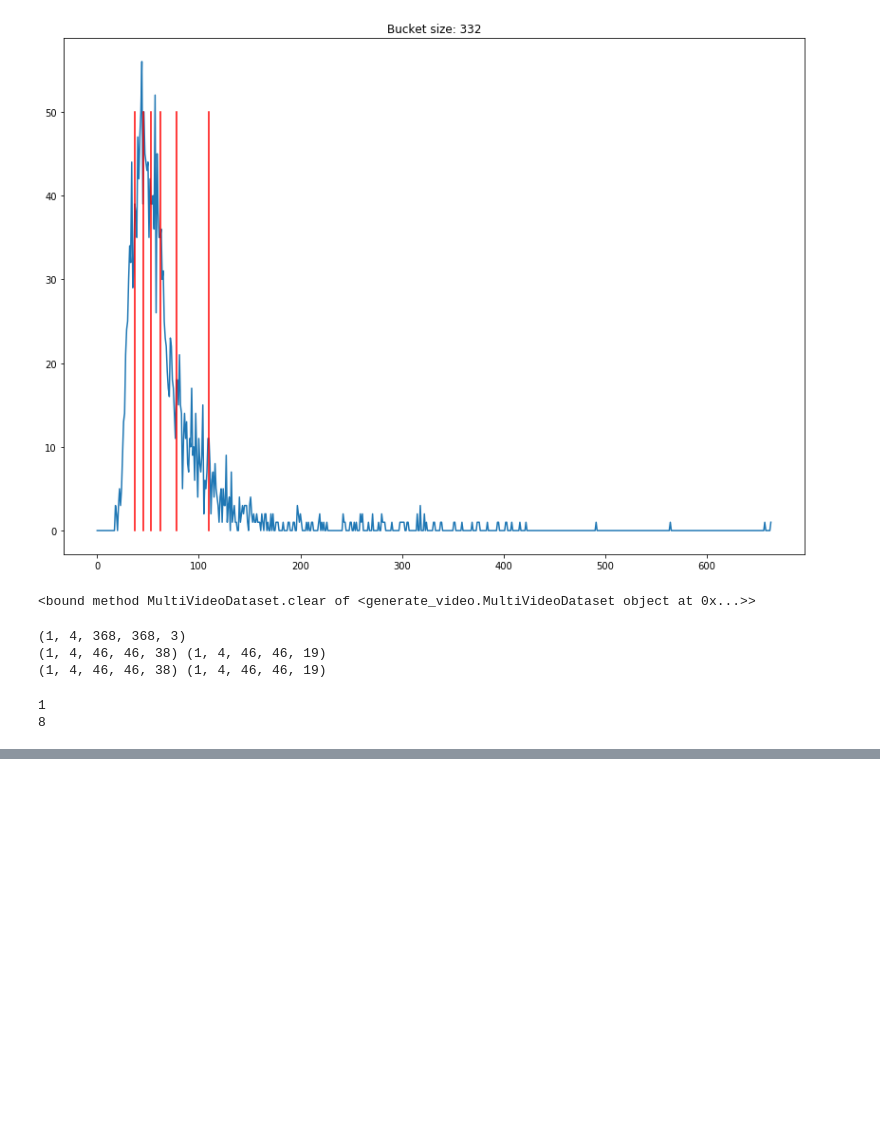
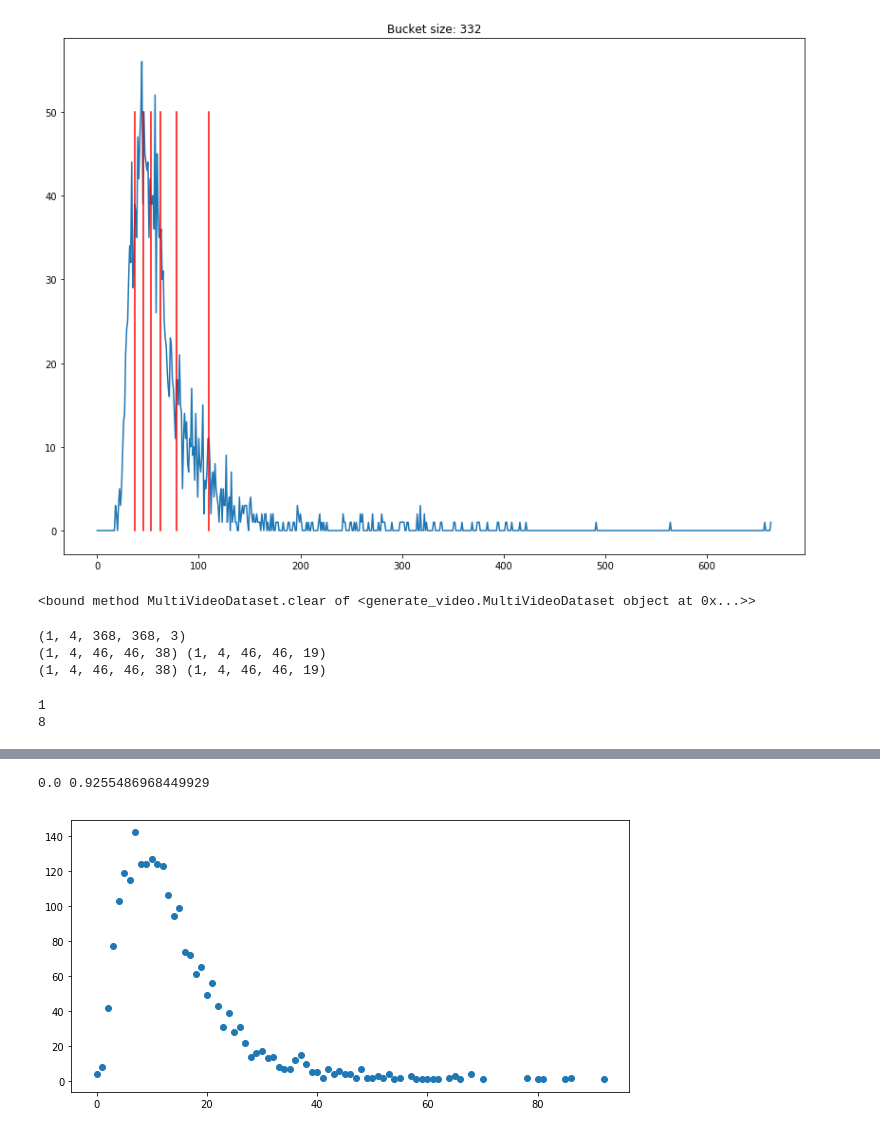
Before and after one commit to ul1994/lstm_tests, a Jupyter notebook: PreviewPenn.ipynb, the cells around one changed output, grey strips where cells are left out. Cells and saved outputs as stored; diff of their text form; code cells hidden in the pictures; blank space fills up the shorter version.

```diff
--- a/PreviewPenn.ipynb
+++ b/PreviewPenn.ipynb
@@ -119,0 +156,21 @@ for ii in range(maxiter):
+# %%
+print(np.min(box_ratios), np.max(box_ratios))
+
+dist = np.zeros(100)
+for ratio in box_ratios:
+    dist[int(ratio * 100)] += 1
+
+
+xs = []
+ys = []
+for ii, sum in enumerate(dist):
+    if sum > 0:
+        xs += [ii]
+        ys += [sum]
+
+plt.figure(figsize=(10, 5))
+plt.scatter(xs, ys)
+plt.show()
+# %% [output]
+0.0 0.9255486968449929
+[figure, added]
```
Also changed, not shown: parts of 7 cells of this notebook, 3 other files.
